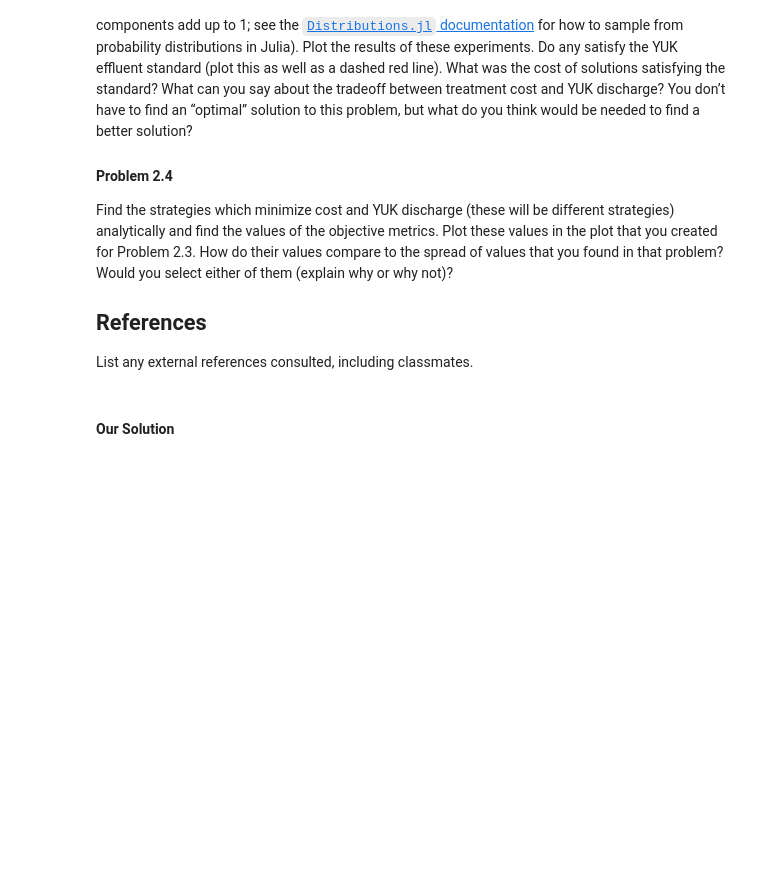
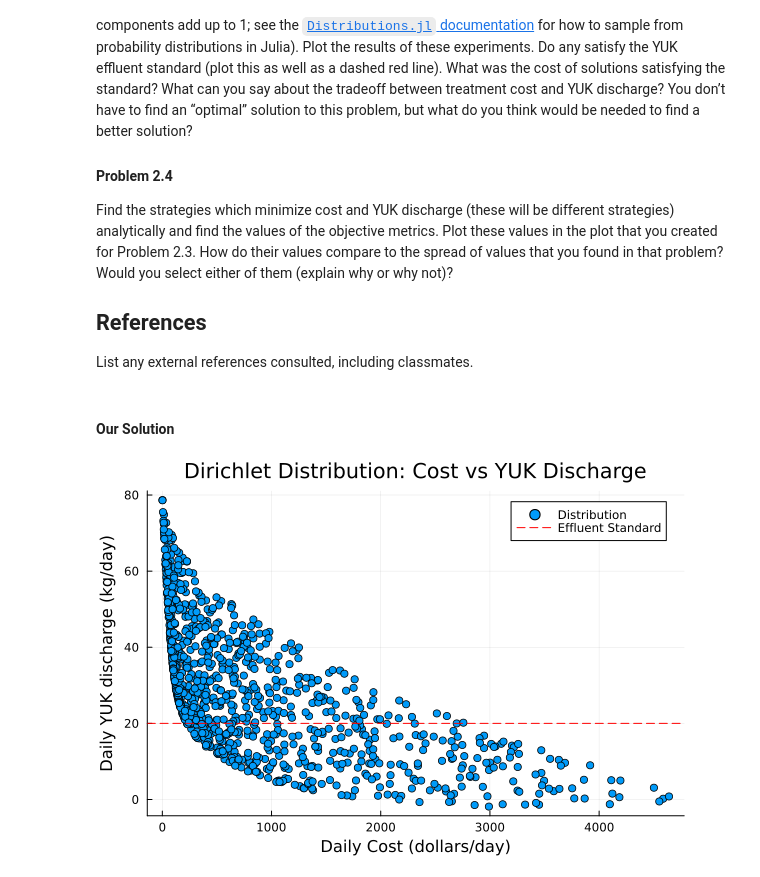
Before and after one commit to BEE4750-FA25/bee4750-hw1-sarah-and-nathan, a Jupyter notebook: hw01.ipynb, the cells around one changed output. Drawn from its saved outputs; the diff is of its cells as text; code cells hidden in the pictures; blank space fills up the shorter version.

```diff
--- a/hw01.ipynb
+++ b/hw01.ipynb
@@ -396,4 +402,54 @@ List any external references consulted, including classmates.
 # %% [markdown]
 #### Our Solution
 # %%
-using Plots
+using Plots, Distributions
+
+function calculate_flows(x_1,x_2)
+
+    # x_3 is dependent on x_1 and x_2 inputs in order to minimize cost
+    x_3 = 100 - x_1 - x_2
+
+    # These equations are pulled directly from the system designed in 2.1
+    yuk_dis = 0.2*x_1 + 0.005*x_2^2 + x_3 - 20
+    cost = (x_1^2)/2 + 1.5*x_2
+
+    # Check that YUK discharge into Pristine Brook is less than 20 kg/day; @assert command found on Julia online forum
+    # Commented out asseration meeting effluent standard to include solutions that may not meet standard
+
+    # @assert yuk_dis <= 20
+
+    # Check that all flows are non-negative
+    @assert x_1 >= 0
+    @assert x_2 >= 0
+    @assert x_3 >= 0
+
+    return (yuk_dis, cost, x_1, x_2, x_3)
+end
+
+# 1000 random samples of x_1, x_2, x_3 generated; although x_3 is calculated in function
+# I found it easier to also include it here when summing to 100
+d = Dirichlet(ones(3))
+data = rand(d, 1000)
+
+# Scale samples so each sums to 100
+data_100 = 100 .* data
+
+x = [1, 2, 3, 4, 5]
+y = [6, 7, 8, 9, 10]
+
+# Run function on all 1000 combinations of x_1,x_2,x_3
+output = calculate_flows.(data_100[1,1:1000], data_100[2,1:1000])
+
+# Extract results for plotting
+yuk_dis = [out[1] for out in output]
+cost = [out[2] for out in output]
+x_1 = [out[3] for out in output]
+x_2 = [out[4] for out in output]
+x_2 = [out[5] for out in output]
+
+# Plot YUK discharge against cost
+scatter(cost, yuk_dis; xlabel="Daily Cost (dollars/day)", ylabel="Daily YUK discharge (kg/day)",
+title="Dirichlet Distribution: Cost vs YUK Discharge", label="Distribution")
+hline!([20], linestyle=:dash, color=:red, label="Effluent Standard")
+# %% [output]
+[figure, added]
```
Also changed, not shown: parts of 10 cells of this notebook.
